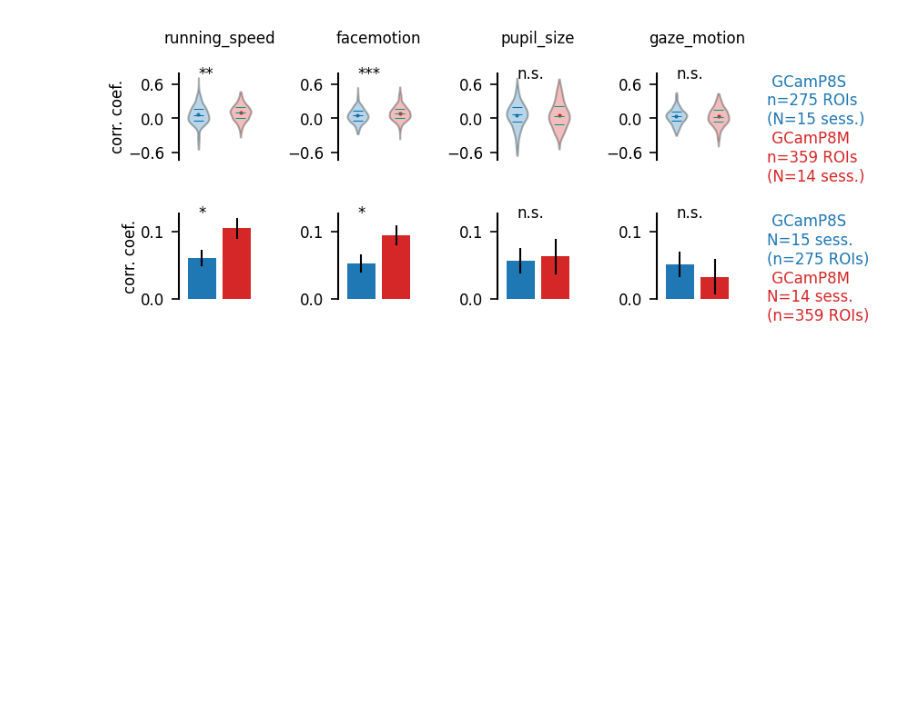
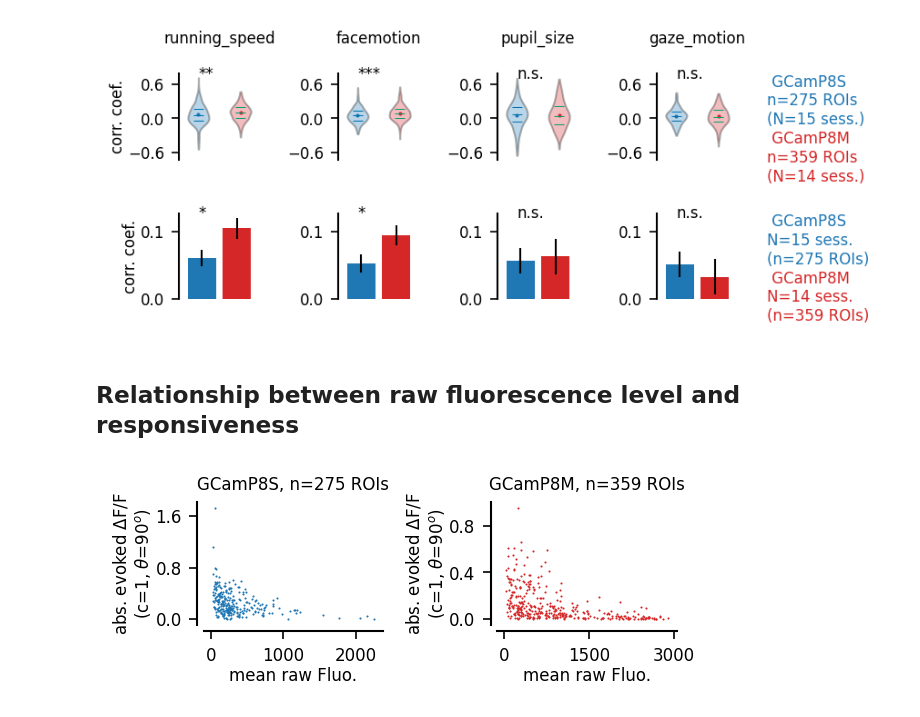
Before and after one commit to cibelemartinsp/2PhotonAnalyses, a Jupyter notebook: notebooks/PV-GCaMP8s-vs-GCaMP8m.ipynb, the cells around one changed output. Cells and saved outputs as stored; diff of their text form; code cells hidden in the pictures; blank space fills up the shorter version.

```diff
--- a/notebooks/PV-GCaMP8s-vs-GCaMP8m.ipynb
+++ b/notebooks/PV-GCaMP8s-vs-GCaMP8m.ipynb
@@ -60,9 +60,11 @@ for key in ['GCamP8M', 'GCamP8S']:
 
     DATASET[key]['nSessions'] = 0
     DATASET[key]['nROIs'] = []
+    DATASET[key]['rawFluo'] = []
     DATASET[key]['cResp'] = [[] for c in range(8)]
     DATASET[key]['significant-positive-ROIS'] = [[] for c in range(8)]
     DATASET[key]['significant-negative-ROIS'] = [[] for c in range(8)]
+    DATASET[key]['deflect-ROIS'] = [[] for c in range(8)]
     DATASET[key]['deflect-positive-ROIS'] = [[] for c in range(8)]
     DATASET[key]['deflect-negative-ROIS'] = [[] for c in range(8)]
 
@@ -80,12 +82,15 @@ for key in ['GCamP8M', 'GCamP8S']:
             DATASET[key]['significant-negative-ROIS'][c].append([])
             DATASET[key]['deflect-positive-ROIS'][c].append([])
             DATASET[key]['deflect-negative-ROIS'][c].append([])
+            DATASET[key]['deflect-ROIS'][c].append([])
             DATASET[key]['cResp'][c].append([])
 
         data = physion.analysis.read_NWB.Data(filename,
                                               verbose=False)
         data.build_dFoF(verbose=False)
         DATASET[key]['nROIs'].append(data.nROIs)
+        # storing the raw fluorescence level
+        DATASET[key]['rawFluo'].append([data.rawFluo[i,:].mean() for i in range(data.nROIs)])
 
         ########################################################
         #######.   correlation with behavior       #############
@@ -132,6 +137,7 @@ for key in ['GCamP8M', 'GCamP8S']:
                                                                 positive=True,
                                                                 verbose=True)
                 deflect = np.mean(stats.y-stats.x)
+                DATASET[key]['deflect-ROIS'][c][f].append(deflect)
                 if (stats.pvalue<significance_threshold) and (deflect>0):
                     DATASET[key]['significant-positive-ROIS'][c][f].append(roi)
                     DATASET[key]['deflect-positive-ROIS'][c][f].append(deflect)
@@ -365,3 +371,23 @@ pt.set_common_ylims(AX[1])
 #fig.savefig(os.path.expanduser('~'), 'Desktop', 'fig.svg')
 # %% [output]
 [figure]
+# %% [markdown]
+## Relationship between raw fluorescence level and responsiveness
+# %%
+fig, AX = pt.figure(axes=(2,1), figsize=(1.2,1.3), wspace=1)
+
+COLORS = ['tab:blue', 'tab:red']
+
+for k, key in enumerate(['GCamP8S', 'GCamP8M']):
+
+    rawFluos, Evoked = np.empty(0, dtype=float), np.empty(0, dtype=float)
+
+    for f, filename in enumerate(DATASET[key]['files']):
+        rawFluos = np.concatenate([rawFluos, DATASET[key]['rawFluo'][f]])
+        Evoked = np.concatenate([Evoked, DATASET[key]['deflect-ROIS'][7][f]])
+
+    pt.scatter(rawFluos, np.abs(Evoked), ax=AX[k], color=COLORS[k], ms=1)
+    pt.set_plot(AX[k], title='%s, n=%i ROIs' % (key, len(rawFluos)),
+                ylabel='abs. evoked $\Delta$F/F\n(c=1, $\\theta$=90$^o$)', xlabel='mean raw Fluo.')
+# %% [output]
+[figure, added]
```
Also changed, not shown: parts of 1 cell of this notebook, 2 other files.
